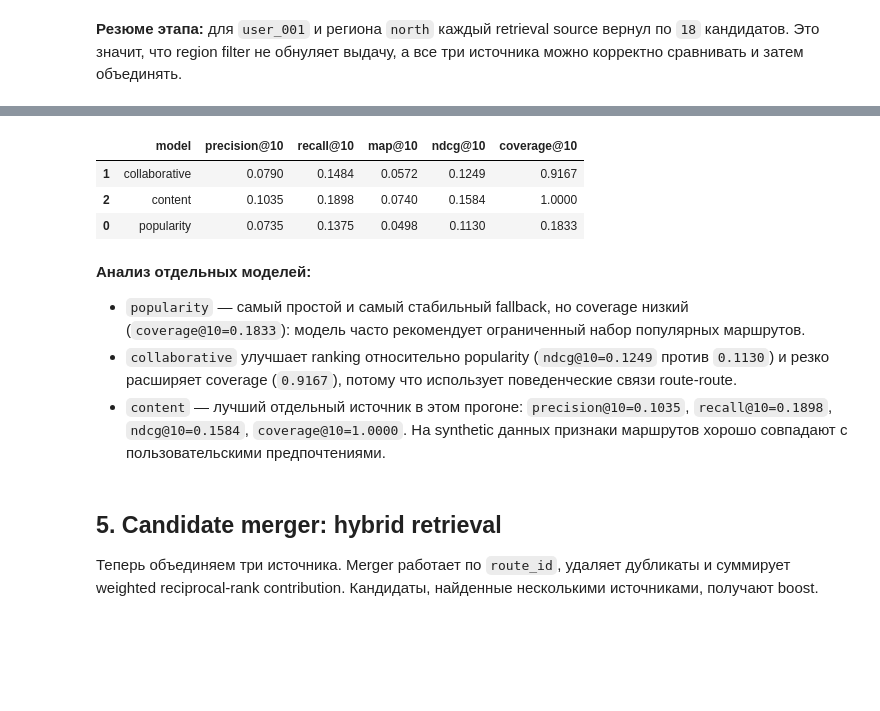
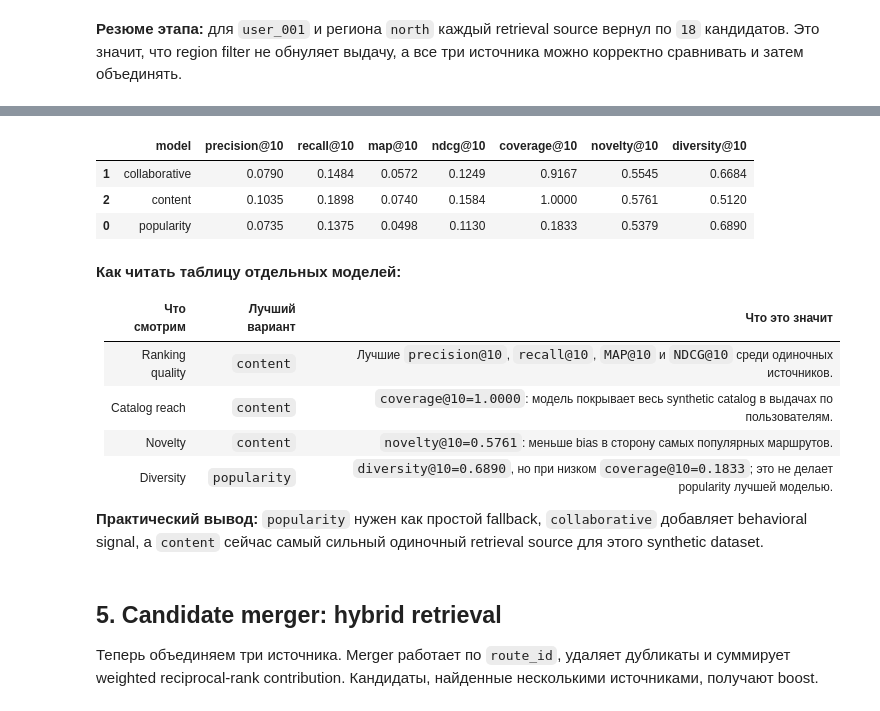
Before and after one commit to ikonushok/hiking-route-recommender-demo, a Jupyter notebook: notebooks/01_pipeline_demo.ipynb, the cells around one changed output, grey strips where cells are left out. Saved outputs shown, nothing was run; the diff lists cells and outputs as text; code cells hidden in the pictures; blank space fills up the shorter version.

```diff
--- a/notebooks/01_pipeline_demo.ipynb
+++ b/notebooks/01_pipeline_demo.ipynb
@@ -120,44 +134,49 @@ def route_ids(candidates):
     return [candidate.route_id for candidate in candidates]
 
 
 single_model_recommendations = {
     "popularity": {
         current_user_id: route_ids(popularity.recommend(current_user_id, top_k=cutoff))
         for current_user_id in user_ids
     },
     "collaborative": {
         current_user_id: route_ids(collaborative.recommend(current_user_id, top_k=cutoff))
         for current_user_id in user_ids
     },
     "content": {
         current_user_id: route_ids(content.recommend(current_user_id, top_k=cutoff))
         for current_user_id in user_ids
     },
 }
 
 single_model_metrics = pd.DataFrame(
     [
-        {"model": model_name, **evaluate_recommendations(recommendations, dataset.test_interactions, all_route_ids, cutoff=cutoff)}
+        {"model": model_name, **evaluate_recommendations(recommendations, dataset.test_interactions, all_route_ids, cutoff=cutoff, train_interactions=dataset.train_interactions, routes=dataset.routes)}
         for model_name, recommendations in single_model_recommendations.items()
     ]
 ).sort_values("model")
 
 metric_columns = [column for column in single_model_metrics.columns if column != "model"]
 single_model_metrics_table = single_model_metrics.copy()
 single_model_metrics_table[metric_columns] = single_model_metrics_table[metric_columns].round(4)
 
 single_model_metrics_table
 # %% [output]
-|  | model | precision@10 | recall@10 | map@10 | ndcg@10 | coverage@10 |
-| 1 | collaborative | 0.0790 | 0.1484 | 0.0572 | 0.1249 | 0.9167 |
-| 2 | content | 0.1035 | 0.1898 | 0.0740 | 0.1584 | 1.0000 |
-| 0 | popularity | 0.0735 | 0.1375 | 0.0498 | 0.1130 | 0.1833 |
+|  | model | precision@10 | recall@10 | map@10 | ndcg@10 | coverage@10 | novelty@10 | diversity@10 |
+| 1 | collaborative | 0.0790 | 0.1484 | 0.0572 | 0.1249 | 0.9167 | 0.5545 | 0.6684 |
+| 2 | content | 0.1035 | 0.1898 | 0.0740 | 0.1584 | 1.0000 | 0.5761 | 0.5120 |
+| 0 | popularity | 0.0735 | 0.1375 | 0.0498 | 0.1130 | 0.1833 | 0.5379 | 0.6890 |
 # %% [markdown]
-**Анализ отдельных моделей:**
+**Как читать таблицу отдельных моделей:**
 
-- `popularity` — самый простой и самый стабильный fallback, но coverage низкий (`coverage@10=0.1833`): модель часто рекомендует ограниченный набор популярных маршрутов.
-- `collaborative` улучшает ranking относительно popularity (`ndcg@10=0.1249` против `0.1130`) и резко расширяет coverage (`0.9167`), потому что использует поведенческие связи route-route.
-- `content` — лучший отдельный источник в этом прогоне: `precision@10=0.1035`, `recall@10=0.1898`, `ndcg@10=0.1584`, `coverage@10=1.0000`. На synthetic данных признаки маршрутов хорошо совпадают с пользовательскими предпочтениями.
+| Что смотрим | Лучший вариант | Что это значит |
+|---|---|---|
+| Ranking quality | `content` | Лучшие `precision@10`, `recall@10`, `MAP@10` и `NDCG@10` среди одиночных источников. |
+| Catalog reach | `content` | `coverage@10=1.0000`: модель покрывает весь synthetic catalog в выдачах по пользователям. |
+| Novelty | `content` | `novelty@10=0.5761`: меньше bias в сторону самых популярных маршрутов. |
+| Diversity | `popularity` | `diversity@10=0.6890`, но при низком `coverage@10=0.1833`; это не делает popularity лучшей моделью. |
+
+**Практический вывод:** `popularity` нужен как простой fallback, `collaborative` добавляет behavioral signal, а `content` сейчас самый сильный одиночный retrieval source для этого synthetic dataset.
 # %% [markdown]
 ## 5. Candidate merger: hybrid retrieval
 
```
Also changed, not shown: parts of 6 cells of this notebook, 11 other files.
